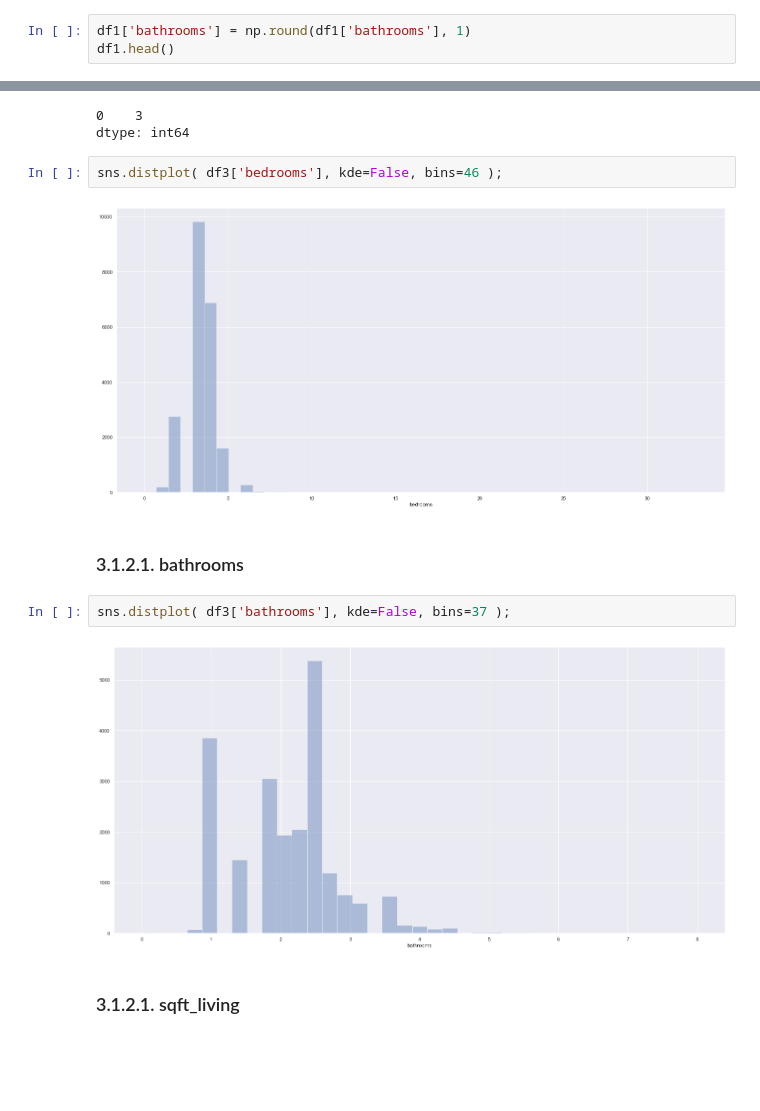
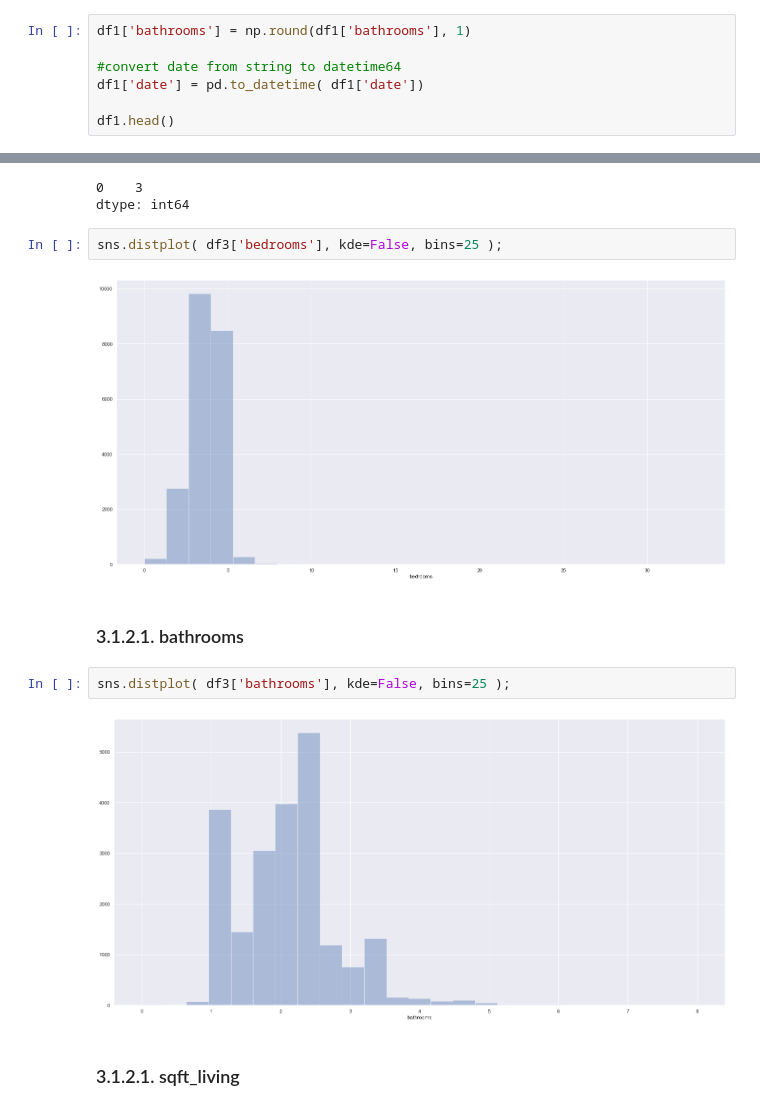
Before and after one commit to cidones/house-rocket-training, a Jupyter notebook: house_rocket.ipynb, the cells around one changed output, grey strips where cells are left out. Saved outputs shown, nothing was run; the diff lists cells and outputs as text; blank space fills up the shorter version.

```diff
--- a/house_rocket.ipynb
+++ b/house_rocket.ipynb
@@ -100,6 +100,10 @@ sqft_lot15         int64
 dtype: object
 # %%
 df1['bathrooms'] = np.round(df1['bathrooms'], 1)
+
+#convert date from string to datetime64
+df1['date'] = pd.to_datetime( df1['date'])
+
 df1.head()
 # %% [output]
 |  | id | date | price | bedrooms | bathrooms | sqft_living | sqft_lot | floors | waterfront | view | ... |
@@ -276,14 +302,14 @@ df3['bedrooms'].mode()
 0    3
 dtype: int64
 # %%
-sns.distplot( df3['bedrooms'], kde=False, bins=46 );
+sns.distplot( df3['bedrooms'], kde=False, bins=25 );
 # %% [output]
-[figure, old version]
+[figure, new version]
 # %% [markdown]
 ### 3.1.2.1. bathrooms
 # %%
-sns.distplot( df3['bathrooms'], kde=False, bins=37 );
+sns.distplot( df3['bathrooms'], kde=False, bins=25 );
 # %% [output]
-[figure, old version]
+[figure, new version]
 # %% [markdown]
 ### 3.1.2.1. sqft_living
```
Also changed, not shown: parts of 30 cells of this notebook.
